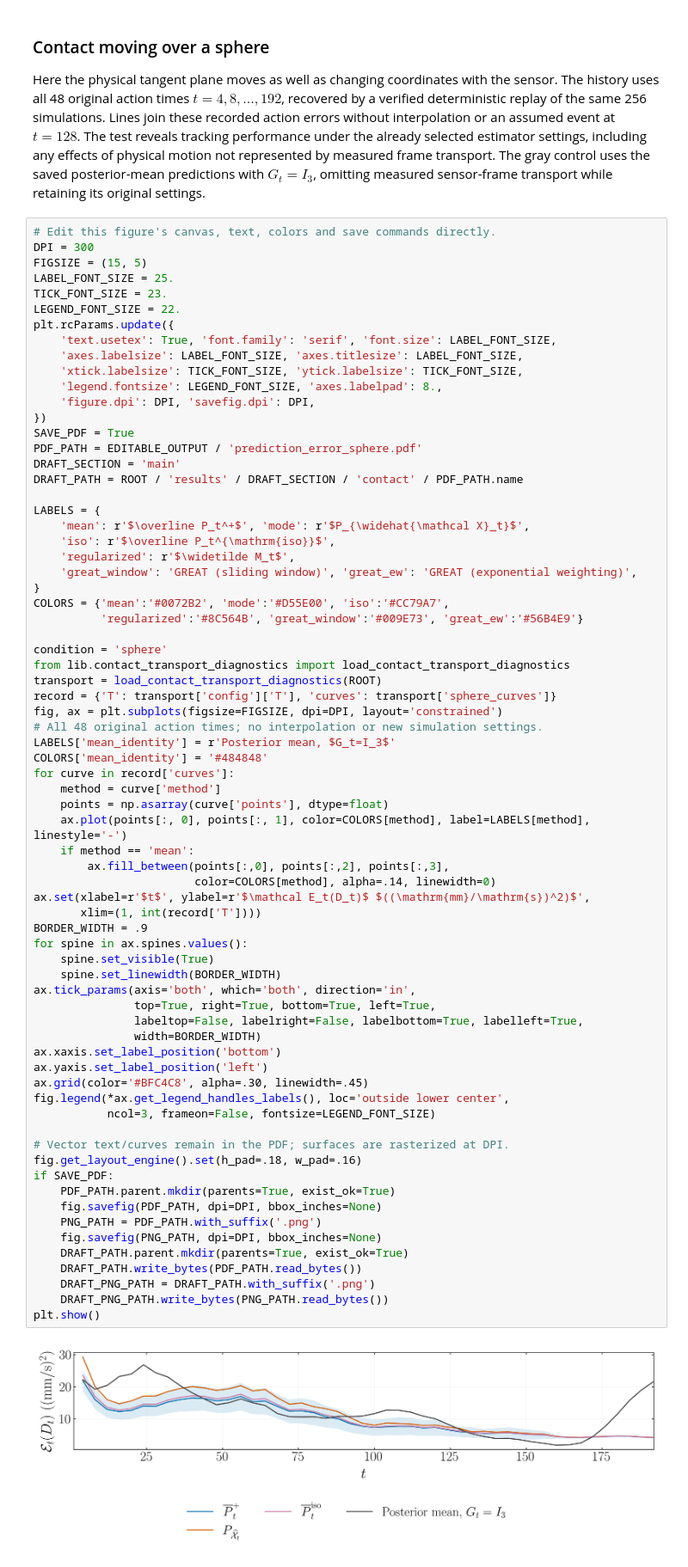
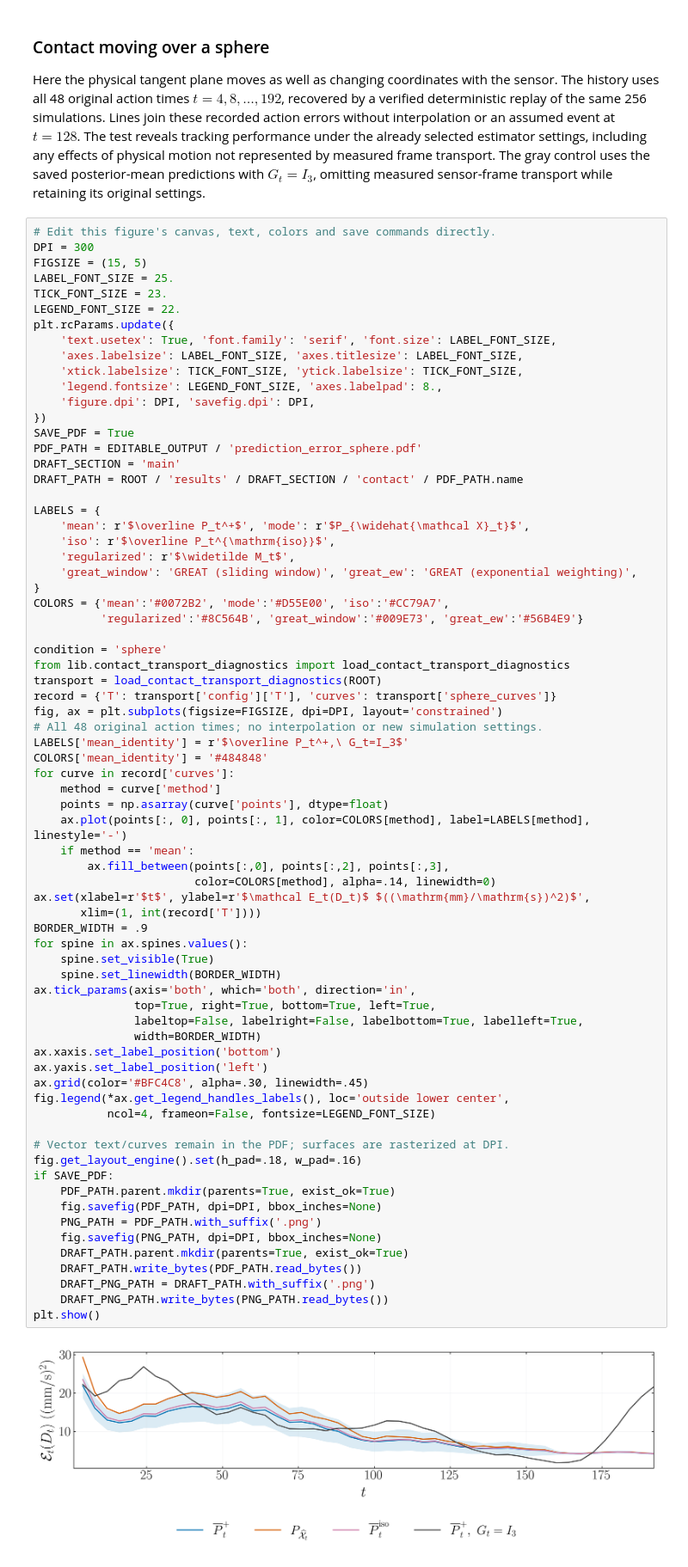
Before and after one commit to shreyasnb/Bayesian-ST, a Jupyter notebook: notebooks/contact_prediction_diagnostics.ipynb, the cells around one changed output. Shown at 86% size. Drawn from its saved outputs; the diff is of its cells as text.

Commit message:
Keep contact sphere legend on one row using mathematical labels

```diff
--- a/notebooks/contact_prediction_diagnostics.ipynb
+++ b/notebooks/contact_prediction_diagnostics.ipynb
@@ -169,7 +169,7 @@ transport = load_contact_transport_diagnostics(ROOT)
 record = {'T': transport['config']['T'], 'curves': transport['sphere_curves']}
 fig, ax = plt.subplots(figsize=FIGSIZE, dpi=DPI, layout='constrained')
 # All 48 original action times; no interpolation or new simulation settings.
-LABELS['mean_identity'] = r'Posterior mean, $G_t=I_3$'
+LABELS['mean_identity'] = r'$\overline P_t^+,\ G_t=I_3$'
 COLORS['mean_identity'] = '#484848'
 for curve in record['curves']:
     method = curve['method']
@@ -179,35 +179,35 @@ for curve in record['curves']:
         ax.fill_between(points[:,0], points[:,2], points[:,3],
                         color=COLORS[method], alpha=.14, linewidth=0)
 ax.set(xlabel=r'$t$', ylabel=r'$\mathcal E_t(D_t)$ $((\mathrm{mm}/\mathrm{s})^2)$',
        xlim=(1, int(record['T'])))
 BORDER_WIDTH = .9
 for spine in ax.spines.values():
     spine.set_visible(True)
     spine.set_linewidth(BORDER_WIDTH)
 ax.tick_params(axis='both', which='both', direction='in',
                top=True, right=True, bottom=True, left=True,
                labeltop=False, labelright=False, labelbottom=True, labelleft=True,
                width=BORDER_WIDTH)
 ax.xaxis.set_label_position('bottom')
 ax.yaxis.set_label_position('left')
 ax.grid(color='#BFC4C8', alpha=.30, linewidth=.45)
 fig.legend(*ax.get_legend_handles_labels(), loc='outside lower center',
-           ncol=3, frameon=False, fontsize=LEGEND_FONT_SIZE)
+           ncol=4, frameon=False, fontsize=LEGEND_FONT_SIZE)
 
 # Vector text/curves remain in the PDF; surfaces are rasterized at DPI.
 fig.get_layout_engine().set(h_pad=.18, w_pad=.16)
 if SAVE_PDF:
     PDF_PATH.parent.mkdir(parents=True, exist_ok=True)
     fig.savefig(PDF_PATH, dpi=DPI, bbox_inches=None)
     PNG_PATH = PDF_PATH.with_suffix('.png')
     fig.savefig(PNG_PATH, dpi=DPI, bbox_inches=None)
     DRAFT_PATH.parent.mkdir(parents=True, exist_ok=True)
     DRAFT_PATH.write_bytes(PDF_PATH.read_bytes())
     DRAFT_PNG_PATH = DRAFT_PATH.with_suffix('.png')
     DRAFT_PNG_PATH.write_bytes(PNG_PATH.read_bytes())
 plt.show()
 # %% [output]
-[figure, old version]
+[figure, new version]
 # %% [markdown]
 ## Reference algorithms and paired comparisons
 
```
Also changed, not shown: 16 other files.
